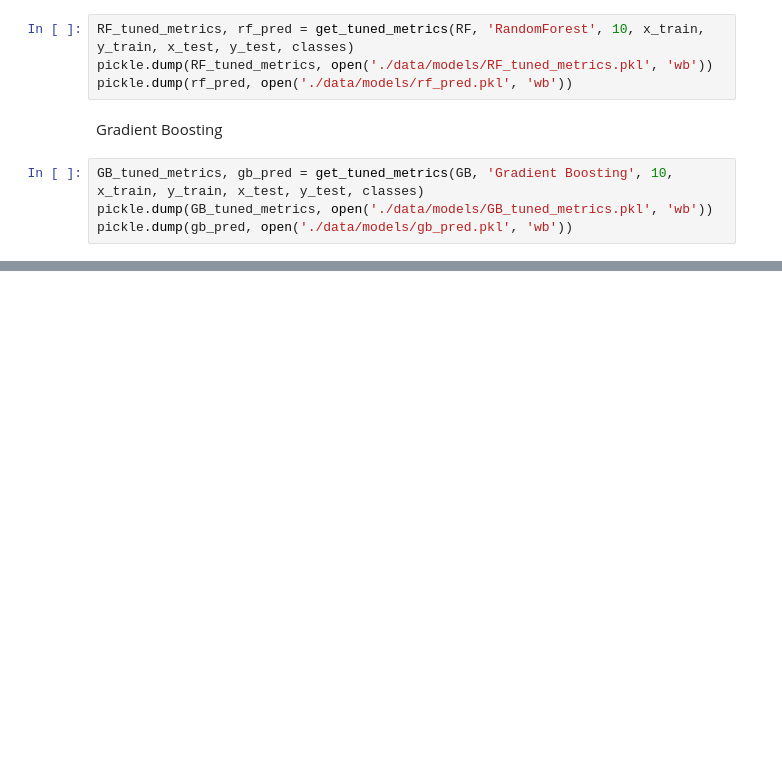
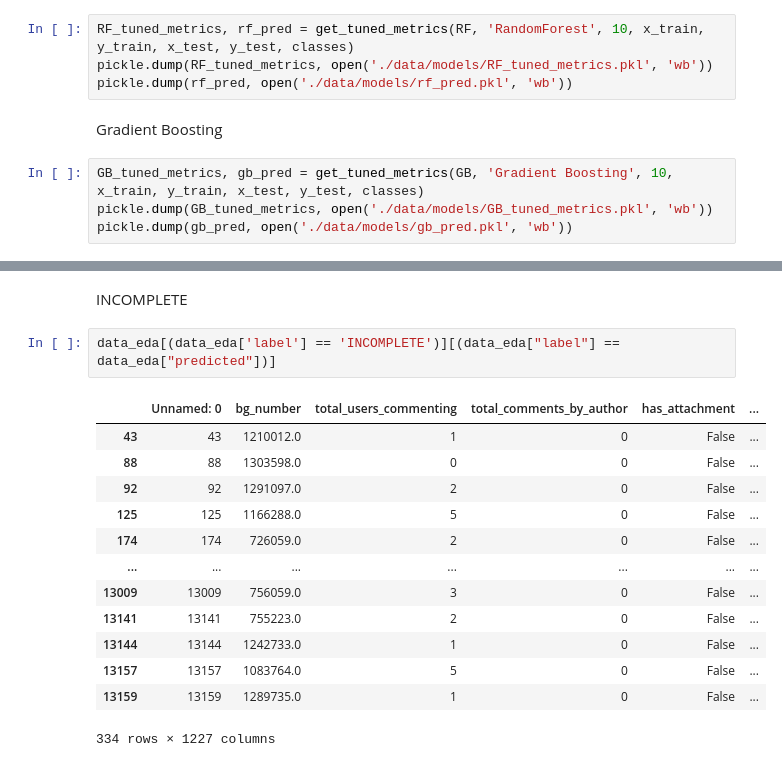
Before and after one commit to manoelf/master-research-bugreport, a Jupyter notebook: notebook/bug-report-investigatin-bugzilla.ipynb, the cells around one changed output, grey strips where cells are left out. Drawn from its saved outputs; the diff is of its cells as text; blank space fills up the shorter version.

```diff
--- a/notebook/bug-report-investigatin-bugzilla.ipynb
+++ b/notebook/bug-report-investigatin-bugzilla.ipynb
@@ -475,0 +526,18 @@ pickle.dump(gb_pred, open('./data/models/gb_pred.pkl', 'wb'))
+# %% [markdown]
+INCOMPLETE
+# %%
+data_eda[(data_eda['label'] == 'INCOMPLETE')][(data_eda["label"] == data_eda["predicted"])]
+# %% [output]
+|  | Unnamed: 0 | bg_number | total_users_commenting | total_comments_by_author | has_attachment | ... |
+| 43 | 43 | 1210012.0 | 1 | 0 | False | ... |
+| 88 | 88 | 1303598.0 | 0 | 0 | False | ... |
+| 92 | 92 | 1291097.0 | 2 | 0 | False | ... |
+| 125 | 125 | 1166288.0 | 5 | 0 | False | ... |
+| 174 | 174 | 726059.0 | 2 | 0 | False | ... |
+| ... | ... | ... | ... | ... | ... | ... |
+| 13009 | 13009 | 756059.0 | 3 | 0 | False | ... |
+| 13141 | 13141 | 755223.0 | 2 | 0 | False | ... |
+| 13144 | 13144 | 1242733.0 | 1 | 0 | False | ... |
+| 13157 | 13157 | 1083764.0 | 5 | 0 | False | ... |
+| 13159 | 13159 | 1289735.0 | 1 | 0 | False | ... |
+334 rows × 1227 columns
```
Also changed, not shown: parts of 15 cells of this notebook, 2 other files.
